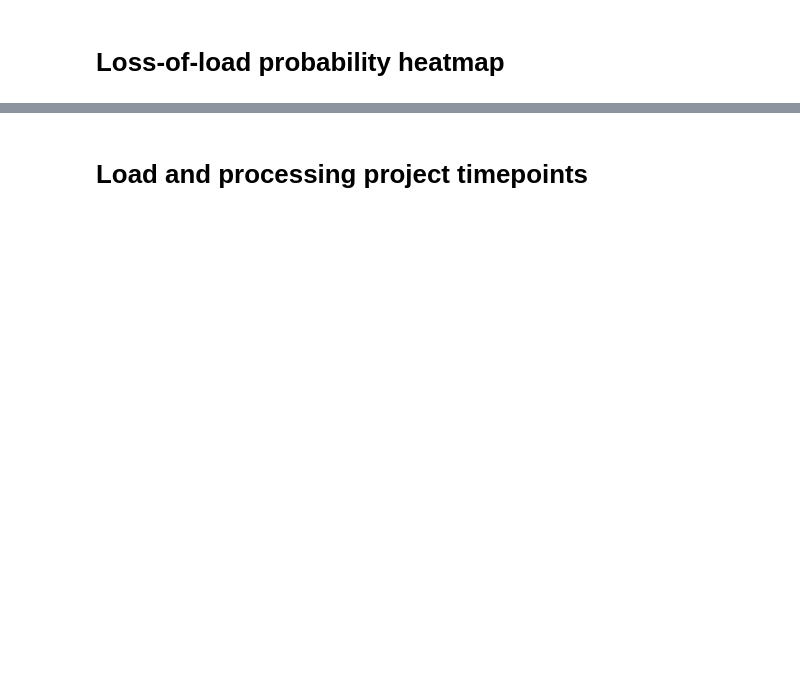
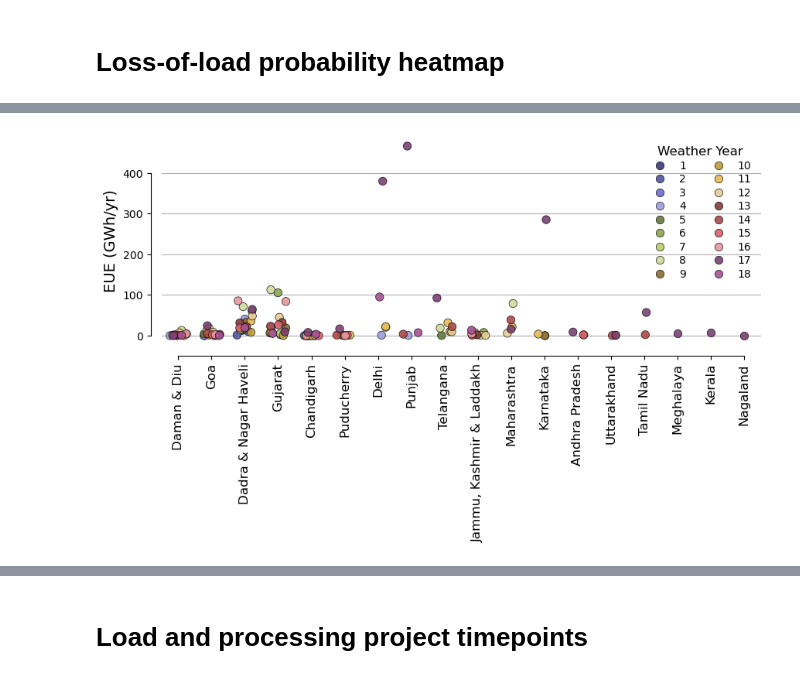
Before and after one commit to cetlab-ucsb/gridpath_india_viz, a Jupyter notebook: software/ra-all_factors_heatmaps_new_with_hydro.ipynb, the cells around one changed output, grey strips where cells are left out. Drawn from its saved outputs; the diff is of its cells as text; code cells hidden in the pictures; blank space fills up the shorter version.

```diff
--- a/software/ra-all_factors_heatmaps_new_with_hydro.ipynb
+++ b/software/ra-all_factors_heatmaps_new_with_hydro.ipynb
@@ -357,0 +643,95 @@ print(LOLP_.max(), LOLP_.min())
+# %%
+def plot_metrics(ax, df, metric, group_cols = ('W')):
+
+    # 1) remove Bhutan entirely
+    df = df[df['load_zone'] != 'Bhutan'].copy()
+    df = df.loc[df[metric] > 0.]
+
+    # 2) define mapping for special zones
+    display_map = {'Jammu_Kashmir': 'Jammu, Kashmir & Laddakh',
+                   'Dadra_Nagar_Haveli': 'Dadra & Nagar Haveli',
+                   'Daman_Diu': 'Daman & Diu'}
+
+    # 3) determine unique zones (in order of appearance)
+    zones    = df['load_zone'].unique()
+    zone_pos = {zone: idx for idx, zone in enumerate(zones)}
+
+
+    # 4) build list of display labels in the same order
+    zone_labels = [display_map.get(z, z.replace('_', ' ')) for z in zones]
+
+    x_ = np.arange(zones.shape[0])
+
+    # for x, zone in zip(x_, zones):
+    #     y = df.loc[df['load_zone'] == zone, metric].to_numpy()
+    #     print(y.shape)
+
+
+    ax.set_xticks(x_, list(zone_pos.values()))
+
+    sns.stripplot(data      = df,
+                  x         = "load_zone",
+                  y         = metric,
+                  size      = "s",
+                  hue       = "iteration",
+                  s         = 7.5,
+                  alpha     = 0.9,
+                  edgecolor = 'k',
+                  linewidth        = .5,
+                  zorder    = 9,
+                  jitter    = .25,
+                  palette   = "tab20b")
+
+    # set the custom ticks & labels
+
+    ax.set_ylabel(metric, fontsize = 14)
+    ax.set_xlabel('', fontsize = 14)
+
+    # Add a legend
+    ax.legend(
+        title = 'Weather Year',
+        bbox_to_anchor = (1., 1), # Position legend outside
+        #loc='upper right',
+        fontsize=10,
+        labelspacing = .25,
+        title_fontsize=12,
+        frameon=False, ncol = 2)
+
+    # Add Y-axis gridlines only
+    #ax.grid(True, axis='y', linestyle='--', alpha=1.0, linewidth=1.0, zorder=1)
+    ax.grid(axis = 'y')
+
+    sns.despine(offset=10, trim=True)
+    ax.set_xlim(-.5, len(list(zone_pos.values())) - .5)
+
+    ax.set_xticklabels(zone_labels,
+                       rotation=90,
+                       ha='center',
+                       fontsize=12)
+
+df = metrics_per_zone_df.copy()
+df['iteration'] = df['W']
+df['iteration'] = df['iteration'].astype(int)
+df              = df.sort_values(by='iteration')
+df['iteration'] = df['iteration'].astype(str)
+
+df_sum=df.groupby('load_zone').agg({'EUE (GWh/yr)': 'sum'}).reset_index(drop = False)
+
+
+fig, ax = plt.subplots(figsize = (10., 3.5))
+plot_metrics(ax, df, metric = 'EUE (GWh/yr)')
+
+# Ensure tight_layout is called after all elements are added for proper spacing
+#plt.tight_layout(rect = [0, 0, 0.88, 1]) # Adjusted rect slightly for legend
+
+plt.savefig(path_to_save_images + '/zone-level_EUE.png',
+            bbox_inches = 'tight',
+            dpi         = 600)
+
+plt.savefig(path_to_save_images + '/zone-level_EUE.pdf',
+            bbox_inches = 'tight',
+            dpi         = 600)
+
+plt.show()
+# %% [output]
+[figure, added]
```
Also changed, not shown: parts of 70 cells of this notebook.
